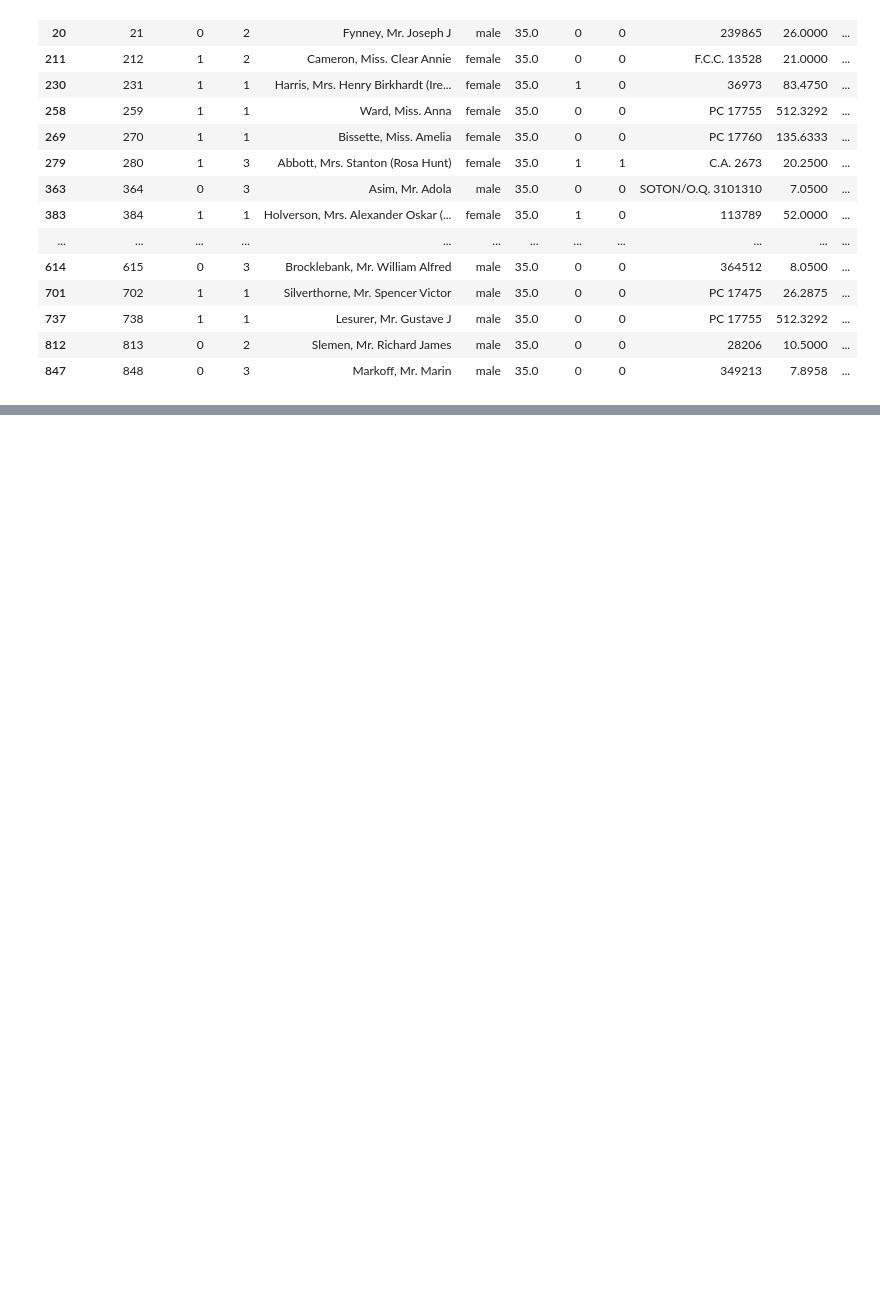
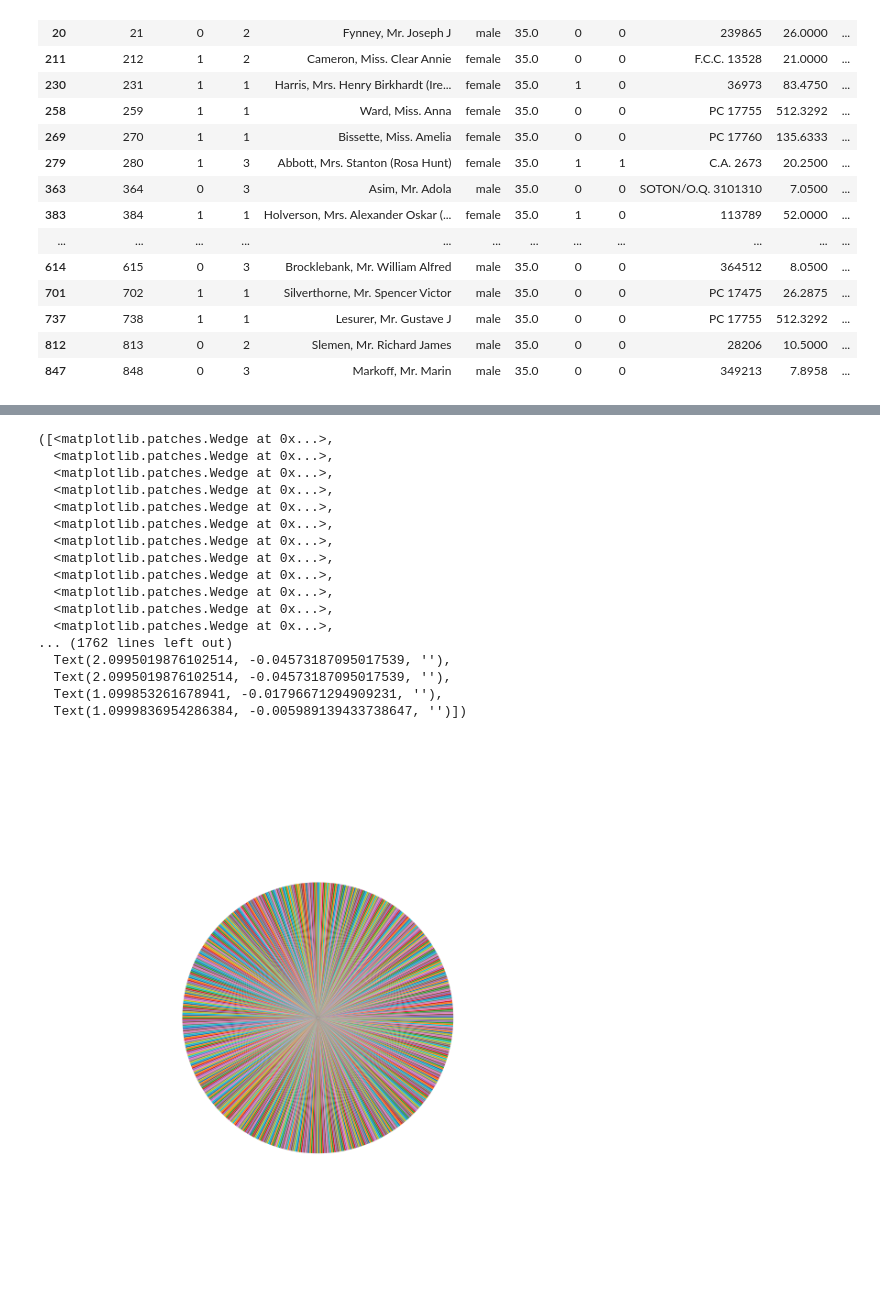
Before and after one commit to sujataprasad01/ML-Logistic-Regression-Titanic-Survival-Dataset-, a Jupyter notebook: Logistic_Regression_(Titanic_Survival_Dataset).ipynb, the cells around one changed output, grey strips where cells are left out. Cells and saved outputs as stored; diff of their text form; code cells hidden in the pictures; blank space fills up the shorter version.

```diff
--- a/Logistic_Regression_(Titanic_Survival_Dataset).ipynb
+++ b/Logistic_Regression_(Titanic_Survival_Dataset).ipynb
@@ -368,0 +463,21 @@ df[df.Age==35.0]
+# %%
+plt.pie(df.Sex=='male', df.Sex=='female')
+# %% [output]
+([<matplotlib.patches.Wedge at 0x...>,
+  <matplotlib.patches.Wedge at 0x...>,
+  <matplotlib.patches.Wedge at 0x...>,
+  <matplotlib.patches.Wedge at 0x...>,
+  <matplotlib.patches.Wedge at 0x...>,
+  <matplotlib.patches.Wedge at 0x...>,
+  <matplotlib.patches.Wedge at 0x...>,
+  <matplotlib.patches.Wedge at 0x...>,
+  <matplotlib.patches.Wedge at 0x...>,
+  <matplotlib.patches.Wedge at 0x...>,
+  <matplotlib.patches.Wedge at 0x...>,
+  <matplotlib.patches.Wedge at 0x...>,
+... (1762 lines left out)
+  Text(2.0995019876102514, -0.04573187095017539, ''),
+  Text(2.0995019876102514, -0.04573187095017539, ''),
+  Text(1.099853261678941, -0.01796671294909231, ''),
+  Text(1.0999836954286384, -0.005989139433738647, '')])
+[figure, added]
```
Also changed, not shown: parts of 20 cells of this notebook.
